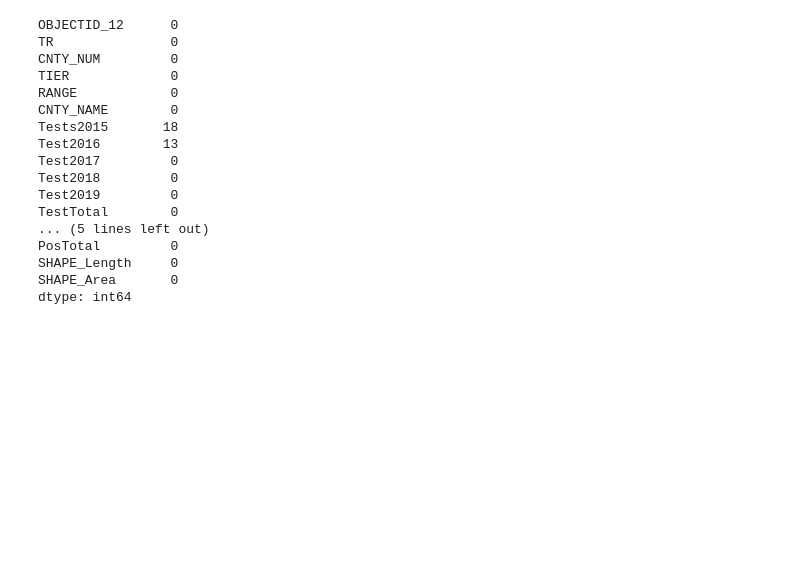
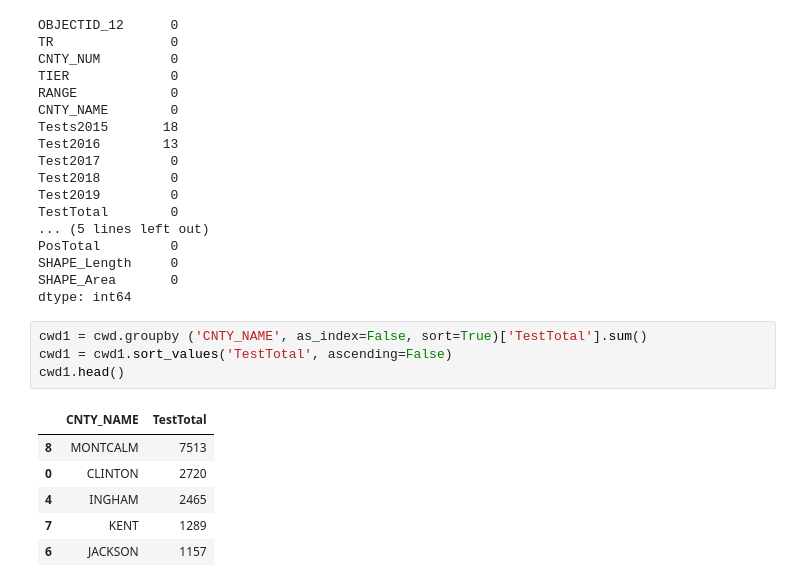
Before and after one commit to Ambush3/Michigan-Deer-CWD, a Jupyter notebook: CWD.ipynb, the cells around one changed output. Drawn from its saved outputs; the diff is of its cells as text; blank space fills up the shorter version.

```diff
--- a/CWD.ipynb
+++ b/CWD.ipynb
@@ -74,3 +73,14 @@ PosTotal         0
 SHAPE_Length     0
 SHAPE_Area       0
 dtype: int64
+# %%
+cwd1 = cwd.groupby ('CNTY_NAME', as_index=False, sort=True)['TestTotal'].sum()
+cwd1 = cwd1.sort_values('TestTotal', ascending=False)
+cwd1.head()
+# %% [output]
+|  | CNTY_NAME | TestTotal |
+| 8 | MONTCALM | 7513 |
+| 0 | CLINTON | 2720 |
+| 4 | INGHAM | 2465 |
+| 7 | KENT | 1289 |
+| 6 | JACKSON | 1157 |
```
Also changed, not shown: parts of 7 cells of this notebook.
